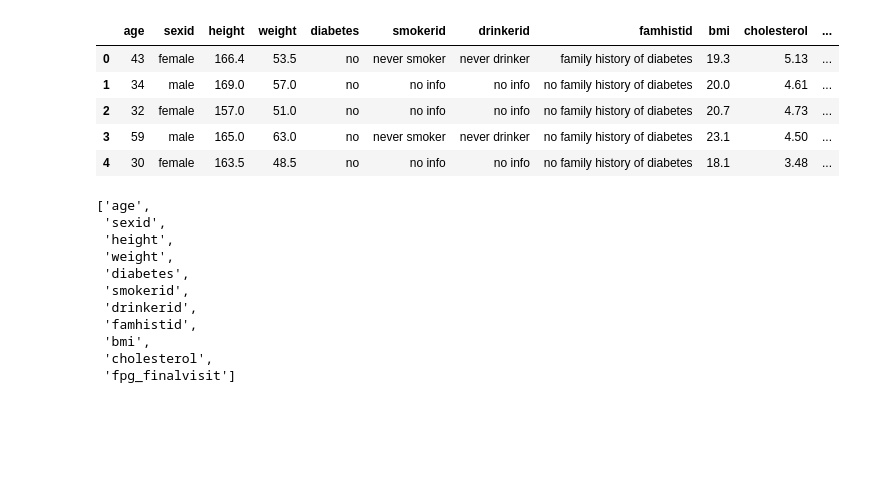
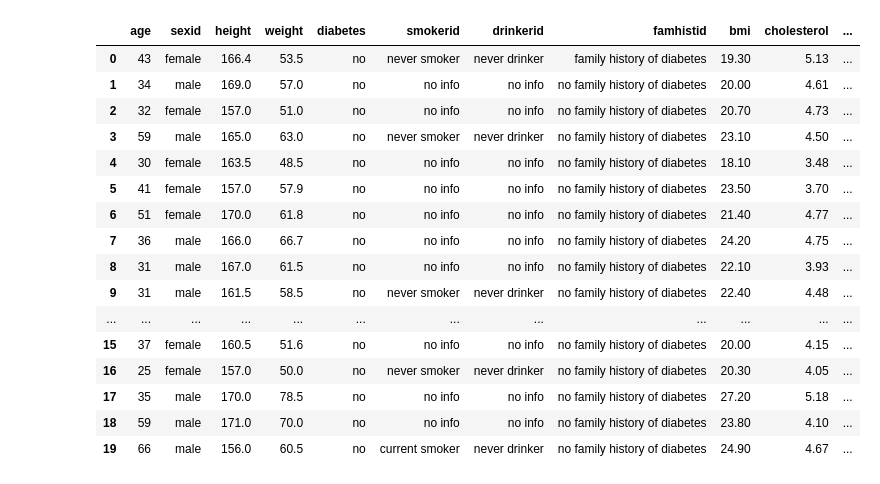
Before and after one commit to AdamDunn22/FinalProject, a Jupyter notebook: Model.ipynb, the cells around one changed output. Cells and saved outputs as stored; diff of their text form; code cells hidden in the pictures; blank space fills up the shorter version.

```diff
--- a/Model.ipynb
+++ b/Model.ipynb
@@ -13,25 +14,22 @@ from sklearn import preprocessing
 le = preprocessing.LabelEncoder()
 df = pd.read_csv("finalresults_SQLjoin.txt", delimiter = "\,")
 # %%
-df.head()
+df.head(20)
 # %% [output]
 |  | age | sexid | height | weight | diabetes | smokerid | drinkerid | famhistid | bmi | cholesterol | ... |
-| 0 | 43 | female | 166.4 | 53.5 | no | never smoker | never drinker | family history of diabetes | 19.3 | 5.13 | ... |
-| 1 | 34 | male | 169.0 | 57.0 | no | no info | no info | no family history of diabetes | 20.0 | 4.61 | ... |
-| 2 | 32 | female | 157.0 | 51.0 | no | no info | no info | no family history of diabetes | 20.7 | 4.73 | ... |
-| 3 | 59 | male | 165.0 | 63.0 | no | never smoker | never drinker | no family history of diabetes | 23.1 | 4.50 | ... |
-| 4 | 30 | female | 163.5 | 48.5 | no | no info | no info | no family history of diabetes | 18.1 | 3.48 | ... |
+| 0 | 43 | female | 166.4 | 53.5 | no | never smoker | never drinker | family history of diabetes | 19.30 | 5.13 | ... |
+| 1 | 34 | male | 169.0 | 57.0 | no | no info | no info | no family history of diabetes | 20.00 | 4.61 | ... |
+| 2 | 32 | female | 157.0 | 51.0 | no | no info | no info | no family history of diabetes | 20.70 | 4.73 | ... |
+| 3 | 59 | male | 165.0 | 63.0 | no | never smoker | never drinker | no family history of diabetes | 23.10 | 4.50 | ... |
+| 4 | 30 | female | 163.5 | 48.5 | no | no info | no info | no family history of diabetes | 18.10 | 3.48 | ... |
+| 5 | 41 | female | 157.0 | 57.9 | no | no info | no info | no family history of diabetes | 23.50 | 3.70 | ... |
+| 6 | 51 | female | 170.0 | 61.8 | no | no info | no info | no family history of diabetes | 21.40 | 4.77 | ... |
+| 7 | 36 | male | 166.0 | 66.7 | no | no info | no info | no family history of diabetes | 24.20 | 4.75 | ... |
+| 8 | 31 | male | 167.0 | 61.5 | no | no info | no info | no family history of diabetes | 22.10 | 3.93 | ... |
+| 9 | 31 | male | 161.5 | 58.5 | no | never smoker | never drinker | no family history of diabetes | 22.40 | 4.48 | ... |
+| ... | ... | ... | ... | ... | ... | ... | ... | ... | ... | ... | ... |
+| 15 | 37 | female | 160.5 | 51.6 | no | no info | no info | no family history of diabetes | 20.00 | 4.15 | ... |
+| 16 | 25 | female | 157.0 | 50.0 | no | never smoker | never drinker | no family history of diabetes | 20.30 | 4.05 | ... |
+| 17 | 35 | male | 170.0 | 78.5 | no | no info | no info | no family history of diabetes | 27.20 | 5.18 | ... |
+| 18 | 59 | male | 171.0 | 70.0 | no | no info | no info | no family history of diabetes | 23.80 | 4.10 | ... |
+| 19 | 66 | male | 156.0 | 60.5 | no | current smoker | never drinker | no family history of diabetes | 24.90 | 4.67 | ... |
-# %%
-df.columns.to_list()
-# %% [output]
-['age',
- 'sexid',
- 'height',
- 'weight',
- 'diabetes',
- 'smokerid',
- 'drinkerid',
- 'famhistid',
- 'bmi',
- 'cholesterol',
- 'fpg_finalvisit']
```
Also changed, not shown: parts of 17 cells of this notebook.
